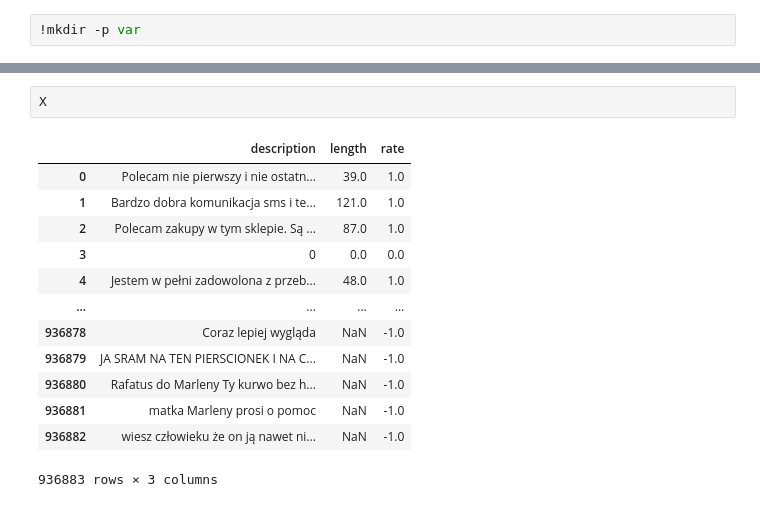
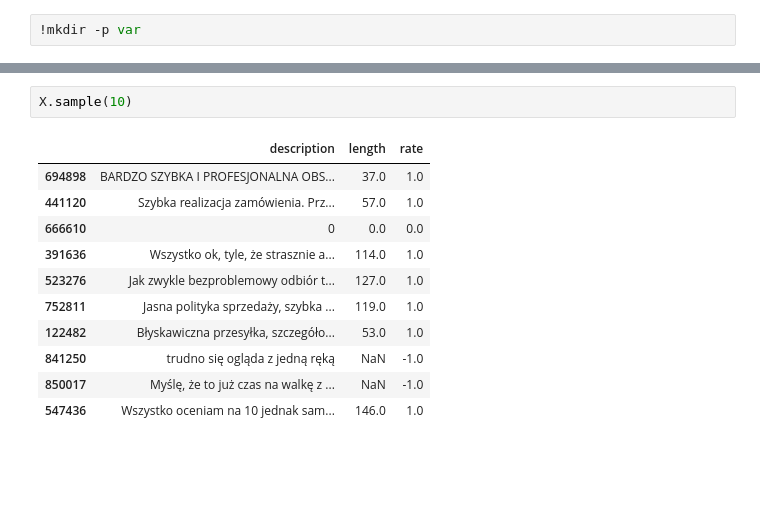
Before and after one commit to jkanclerz/analiza-tekstu, a Jupyter notebook: 11_Eksploracyjna_analiza_dokumentow_reprezentacja-wektorowa-klasyfikacja-sentyment.ipynb, the cells around one changed output, grey strips where cells are left out. Cells and saved outputs as stored; diff of their text form; blank space fills up the shorter version.

```diff
--- a/11_Eksploracyjna_analiza_dokumentow_reprezentacja-wektorowa-klasyfikacja-sentyment.ipynb
+++ b/11_Eksploracyjna_analiza_dokumentow_reprezentacja-wektorowa-klasyfikacja-sentyment.ipynb
@@ -35,16 +44,14 @@ NameError: name 'pd' is not defined
 # %%
-X
+X.sample(10)
 # %% [output]
 |  | description | length | rate |
-| 0 | Polecam nie pierwszy i nie ostatn... | 39.0 | 1.0 |
-| 1 | Bardzo dobra komunikacja sms i te... | 121.0 | 1.0 |
-| 2 | Polecam zakupy w tym sklepie. Są ... | 87.0 | 1.0 |
-| 3 | 0 | 0.0 | 0.0 |
-| 4 | Jestem w pełni zadowolona z przeb... | 48.0 | 1.0 |
-| ... | ... | ... | ... |
-| 936878 | Coraz lepiej wygląda | NaN | -1.0 |
-| 936879 | JA SRAM NA TEN PIERSCIONEK I NA C... | NaN | -1.0 |
-| 936880 | Rafatus do Marleny Ty kurwo bez h... | NaN | -1.0 |
-| 936881 | matka Marleny prosi o pomoc | NaN | -1.0 |
-| 936882 | wiesz człowieku że on ją nawet ni... | NaN | -1.0 |
+| 694898 | BARDZO SZYBKA I PROFESJONALNA OBS... | 37.0 | 1.0 |
+| 441120 | Szybka realizacja zamówienia. Prz... | 57.0 | 1.0 |
+| 666610 | 0 | 0.0 | 0.0 |
+| 391636 | Wszystko ok, tyle, że strasznie a... | 114.0 | 1.0 |
+| 523276 | Jak zwykle bezproblemowy odbiór t... | 127.0 | 1.0 |
+| 752811 | Jasna polityka sprzedaży, szybka ... | 119.0 | 1.0 |
+| 122482 | Błyskawiczna przesyłka, szczegóło... | 53.0 | 1.0 |
+| 841250 | trudno się ogląda z jedną ręką | NaN | -1.0 |
+| 850017 | Myślę, że to już czas na walkę z ... | NaN | -1.0 |
+| 547436 | Wszystko oceniam na 10 jednak sam... | 146.0 | 1.0 |
-936883 rows × 3 columns
```
Also changed, not shown: parts of 4 cells of this notebook, 5 other files.
